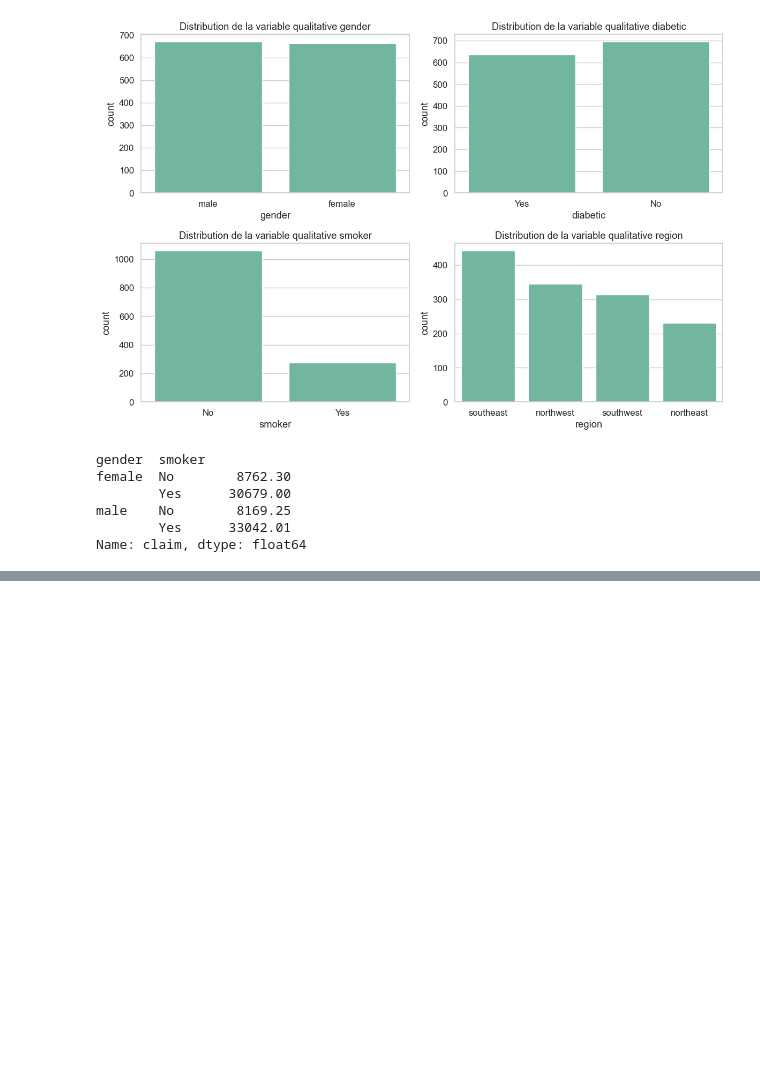
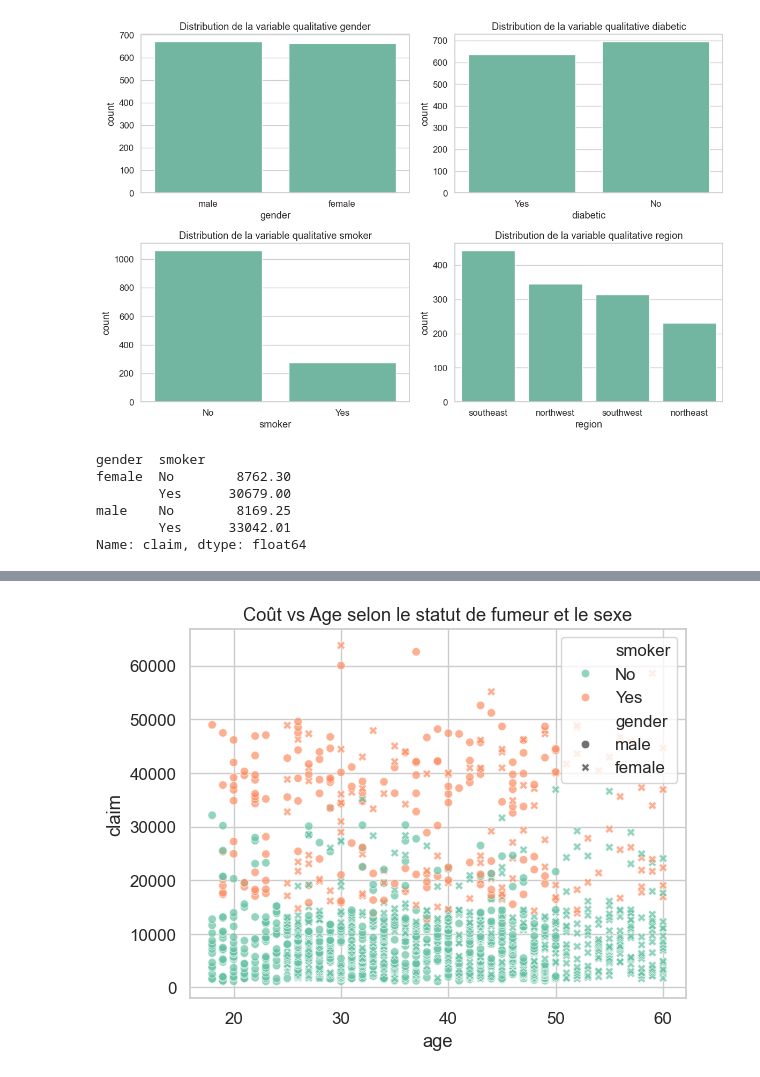
Before and after one commit to MattRodriguez64/HealthInsurancePredictionUS, a Jupyter notebook: model_analysis.ipynb, the cells around one changed output, grey strips where cells are left out. Saved outputs shown, nothing was run; the diff lists cells and outputs as text; code cells hidden in the pictures; blank space fills up the shorter version.

```diff
--- a/model_analysis.ipynb
+++ b/model_analysis.ipynb
@@ -144,0 +205,6 @@ Name: claim, dtype: float64
+# %%
+sns.scatterplot(data = df, x = "age", y = "claim", hue = "smoker", style = "gender", alpha = 0.7)
+plt.title("Coût vs Age selon le statut de fumeur et le sexe")
+plt.show()
+# %% [output]
+[figure, added]
```
Also changed, not shown: parts of 19 cells of this notebook.
